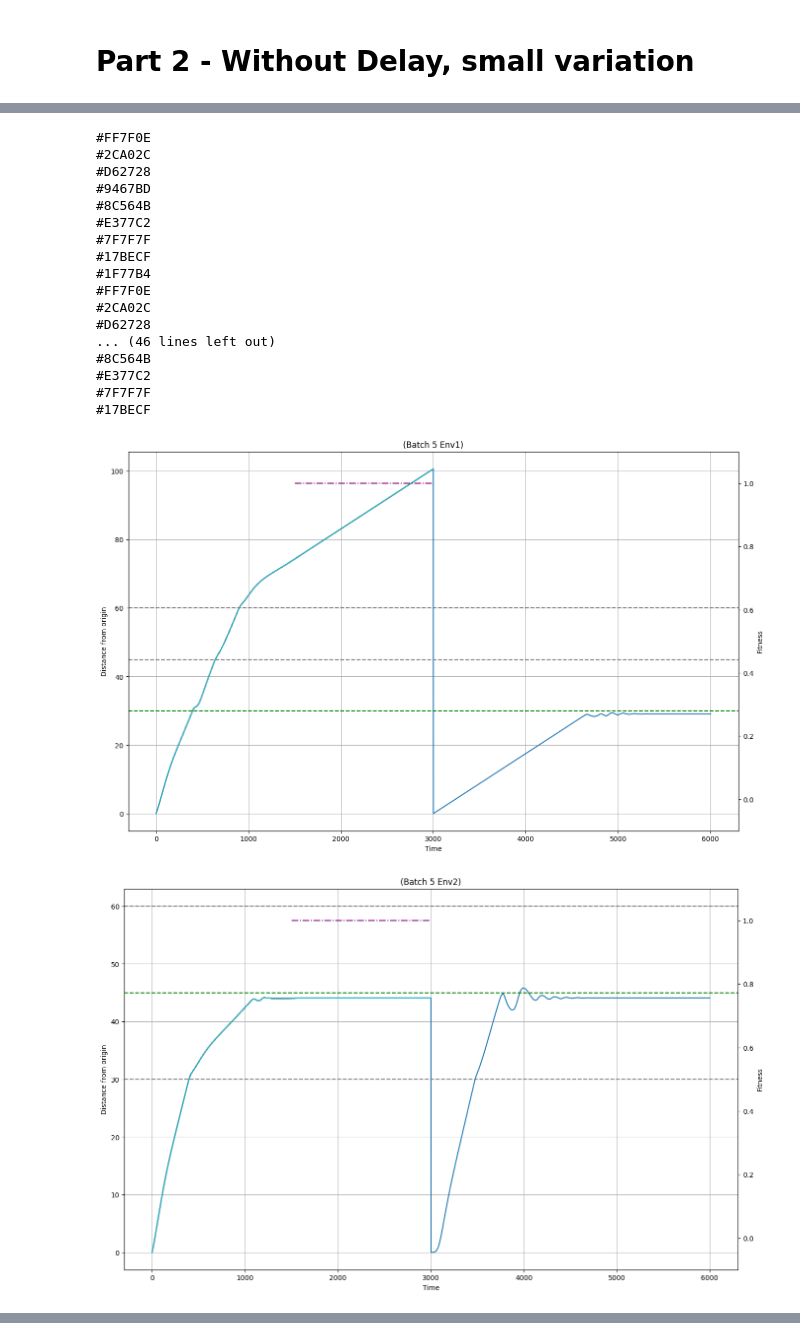
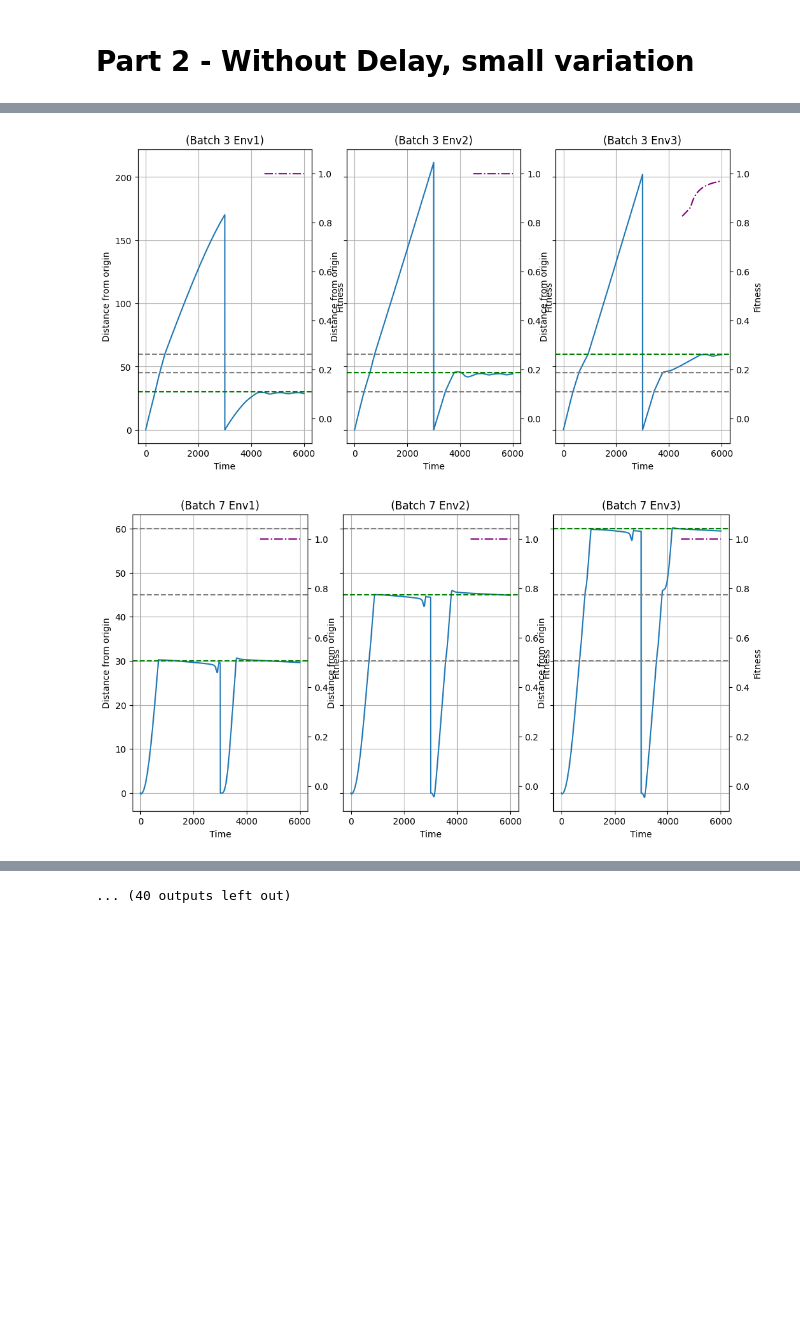
Before and after one commit to katiepambakianbris/BeeCommunication, a Jupyter notebook: analysis/repro-stage1.ipynb, the cells around one changed output, grey strips where cells are left out. Drawn from its saved outputs; the diff is of its cells as text; code cells hidden in the pictures; blank space fills up the shorter version.

```diff
--- a/analysis/repro-stage1.ipynb
+++ b/analysis/repro-stage1.ipynb
@@ -15,8 +15,8 @@ result_dir = "/Users/katiepambakian/Documents/BSc Computer Science/Y3/Dissertati
 # date = "2026-03-12/"
 # slurm_job = 16290178 -> exibited the correct behaviour
 date = "2026-03-13/"
-slurm_job = 16320581
-batches = [0, 3, 4, 6, 7, 8, 12, 13, 14, 17, 19]
+slurm_job = 16323008
+batches = [3, 7, 11, 12, 17, 18, 20, 21, 22, 23, 24, 26, 27, 28, 30, 31, 32, 33, 34, 35, 36, 37, 38, 40, 43, 46, 48, 49, 50, 53, 54, 56, 60, 63, 65, 68, 72, 73, 76, 77, 78, 79, 81, 84, 86, 87, 88, 91, 93, 95, 97, 99]
 
 result_dir = result_dir + date + str(slurm_job) + "/"
 
@@ -59,20 +59,22 @@ colors = [
 ]
 
 for batch_index, batch in enumerate(batches):
+    fig, axes = plt.subplots(1, 3, figsize=(12,6), sharey=True)
     for env in envs:
-        fig, ax = plt.subplots(figsize=(16,10))
+        # fig, ax = plt.subplots(figsize=(16,10))
+        ax = axes[env-1]
         ax2 = ax.twinx()
         # first plot phase 1 and phase 2 in the same plot
         phase1_dir = result_dir + f"batch_{batch}/run_{run}/behavior_{run}_Env{env}_{stage}_Phase1.dat"
         phase2_dir = result_dir + f"batch_{batch}/run_{run}/behavior_{run}_Env{env}_{stage}_Phase2.dat"
 
         counter = 1
-        for i in range(0, 9):
+        for i in range(0, 1):
             behavior = []
             behavior.extend(read_ith_line(1, phase1_dir))
             behavior.extend(read_ith_line(counter, phase2_dir))
             x = list(range(0, len(behavior)))
-            print(colors[i])
+            # print(colors[i])
             ax.plot(x, behavior, label=f"Agent", color=colors[i])
             counter = counter + 1
 
@@ -123,19 +108,2 @@ for batch_index, batch in enumerate(batches):
-#FF7F0E
-#2CA02C
-#D62728
-#9467BD
-#8C564B
-#E377C2
-#7F7F7F
-#17BECF
-#1F77B4
-#FF7F0E
-#2CA02C
-#D62728
-... (46 lines left out)
-#8C564B
-#E377C2
-#7F7F7F
-#17BECF
-[figure, old version]
+[figure, new version]
-[figure, old version]
+[figure, new version]
@@ -151,0 +120 @@ for batch_index, batch in enumerate(batches):
+... (40 outputs left out)
```
Also changed, not shown: parts of 1 cell of this notebook, 5 other files.
